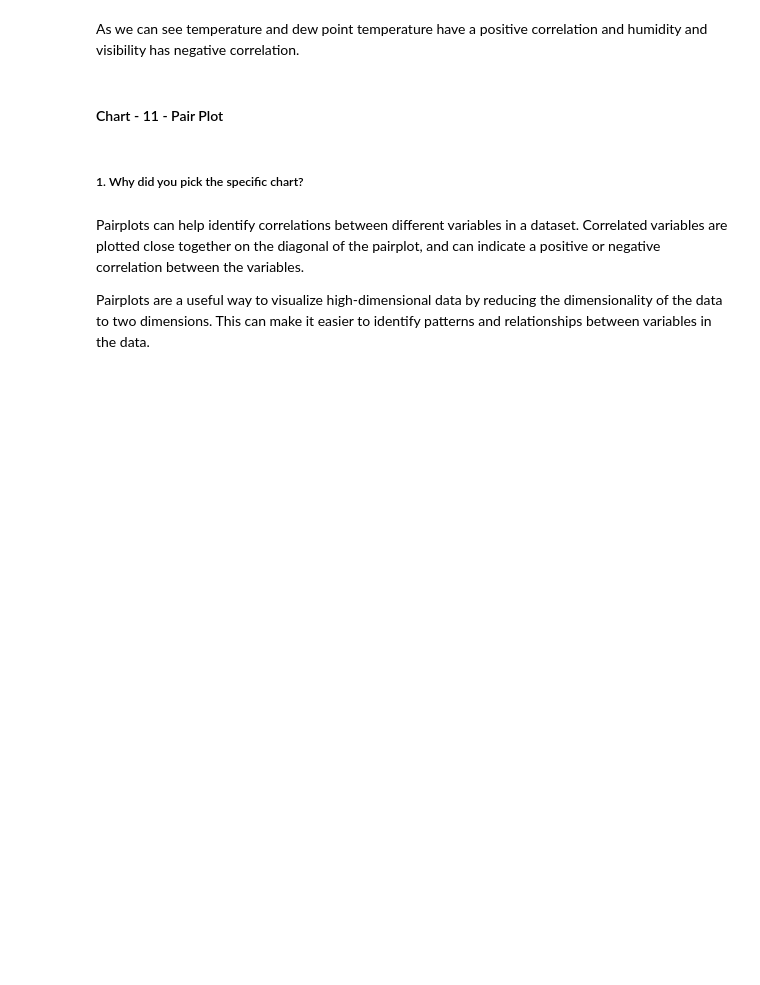
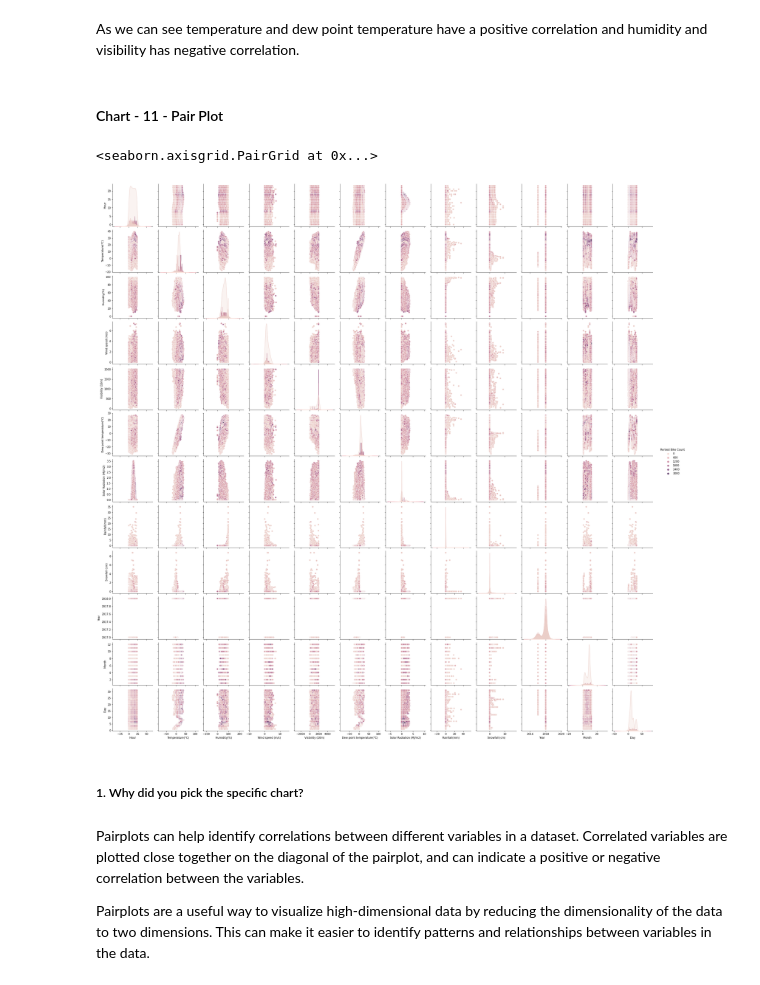
Before and after one commit to amoghpai17/Bike_sharing_demand_prediction, a Jupyter notebook: Bike_sharing_demand_prediction.ipynb, the cells around one changed output. Cells and saved outputs as stored; diff of their text form; code cells hidden in the pictures; blank space fills up the shorter version.

```diff
--- a/Bike_sharing_demand_prediction.ipynb
+++ b/Bike_sharing_demand_prediction.ipynb
@@ -593,6 +593,10 @@ As we can see temperature and dew point temperature have a positive correlation
 #### Chart - 11 - Pair Plot
 # %%
 # Pair Plot visualization code
+sns.pairplot(df,hue='Rented Bike Count')
+# %% [output]
+<seaborn.axisgrid.PairGrid at 0x...>
+[figure, added]
 # %% [markdown]
 ##### 1. Why did you pick the specific chart?
 # %% [markdown]
```
Also changed, not shown: parts of 17 cells of this notebook.
